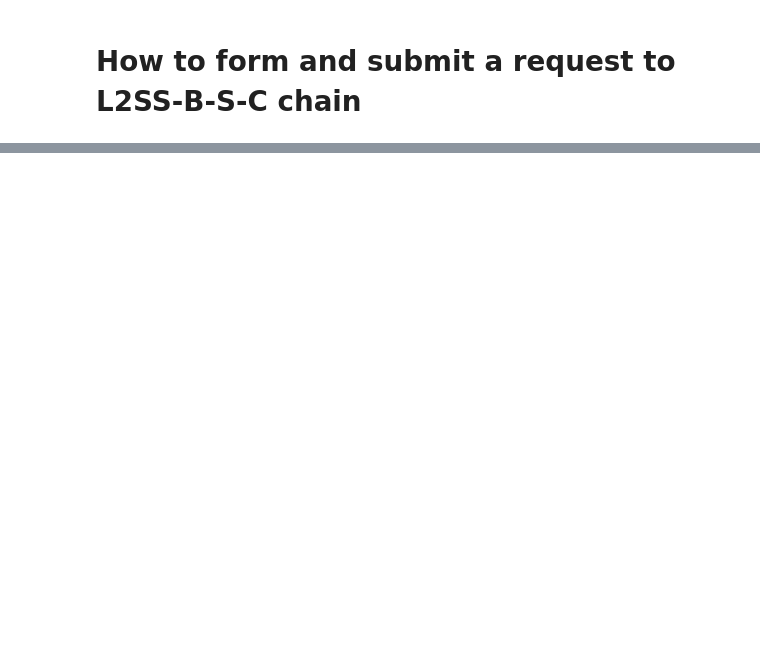
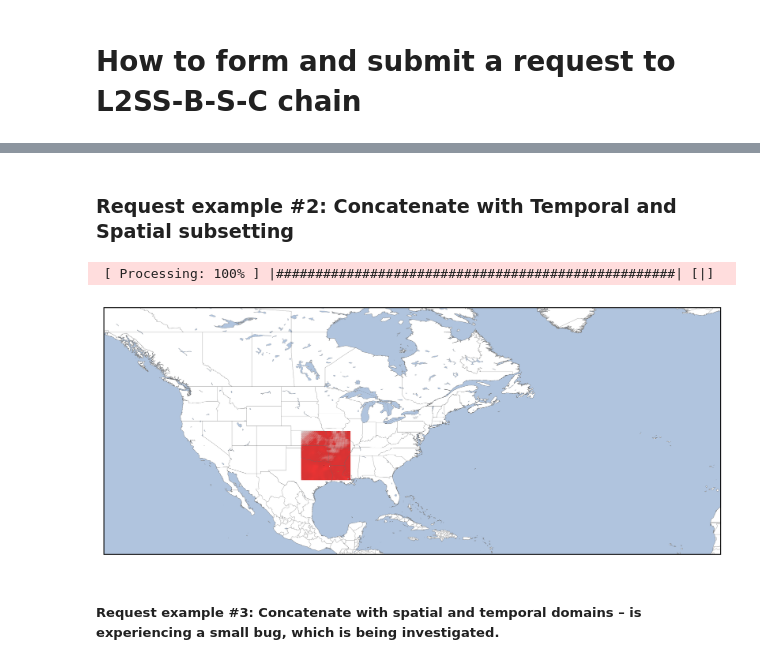
Before and after one commit to nasa/stitchee, a Jupyter notebook: docs/tutorial_examples.ipynb, the cells around one changed output, grey strips where cells are left out. Cells and saved outputs as stored; diff of their text form; code cells hidden in the pictures; blank space fills up the shorter version.

```diff
--- a/docs/tutorial_examples.ipynb
+++ b/docs/tutorial_examples.ipynb
@@ -26,0 +127,22 @@ JSON(capabilities, expanded=True)
+# %%
+def plot_map_histogram2d(files: list) -> None:
+    proj = ccrs.PlateCarree()
+    XYCs = [get_XYC(fn, "vertical_column_total") for fn in files]
+
+    fig, axs = plt.subplots(
+        figsize=(8, 6.5),
+        dpi=300,
+        facecolor="w",
+        subplot_kw=dict(projection=proj),
+        linewidth=8,
+        edgecolor="white",
+        layout="compressed",
+    )
+    h2d = np.histogram2d(
+        np.concatenate([xx for ff, xx, yy, cc in XYCs]),
+        np.concatenate([yy for ff, xx, yy, cc in XYCs]),
+        weights=np.concatenate([cc for ff, xx, yy, cc in XYCs]),
+        bins=100,
+    )
+
+    ax = plot_map(axs, h2d)
@@ -27 +179,19 @@ JSON(capabilities, expanded=True)
+# %% [markdown]
+### Request example #2: Concatenate with Temporal and Spatial subsetting
+# %%
+request = Request(collection=collection, spatial=BBox(-100, 30, -90, 40), extend="mirror_step")
+assert request.is_valid()
+
+job_id = harmony_client.submit(request)
+harmony_client.wait_for_processing(job_id, show_progress=True)
+# %% [output]
+ [ Processing: 100% ] |###################################################| [|]
+# %%
+files_list = download_harmony_results(job_id)
+# %%
+plot_map_histogram2d(files_list)
+# %% [output]
+[figure, added]
+# %% [markdown]
+##### Request example #3: Concatenate with spatial and temporal domains – is experiencing a small bug, which is being investigated.
 # %%
```
Also changed, not shown: parts of 33 cells of this notebook.
